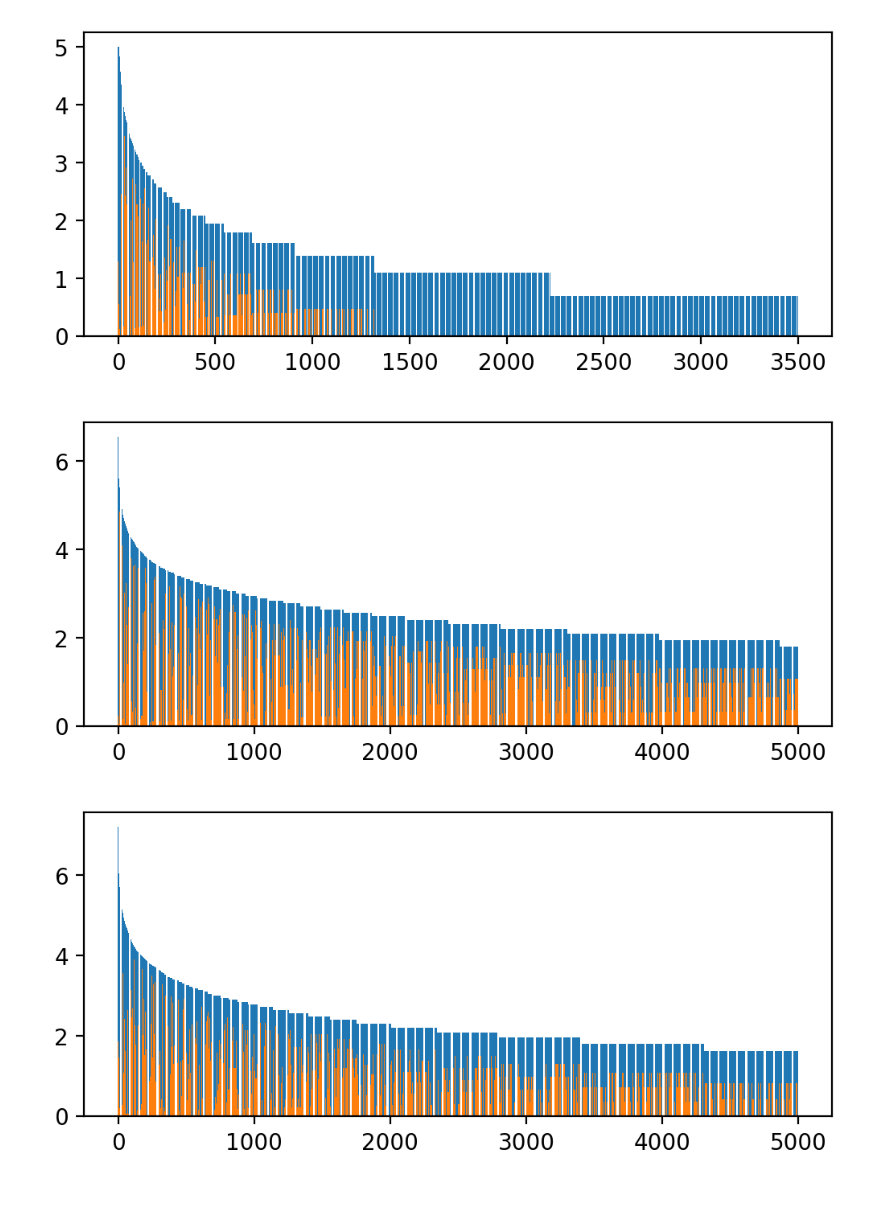
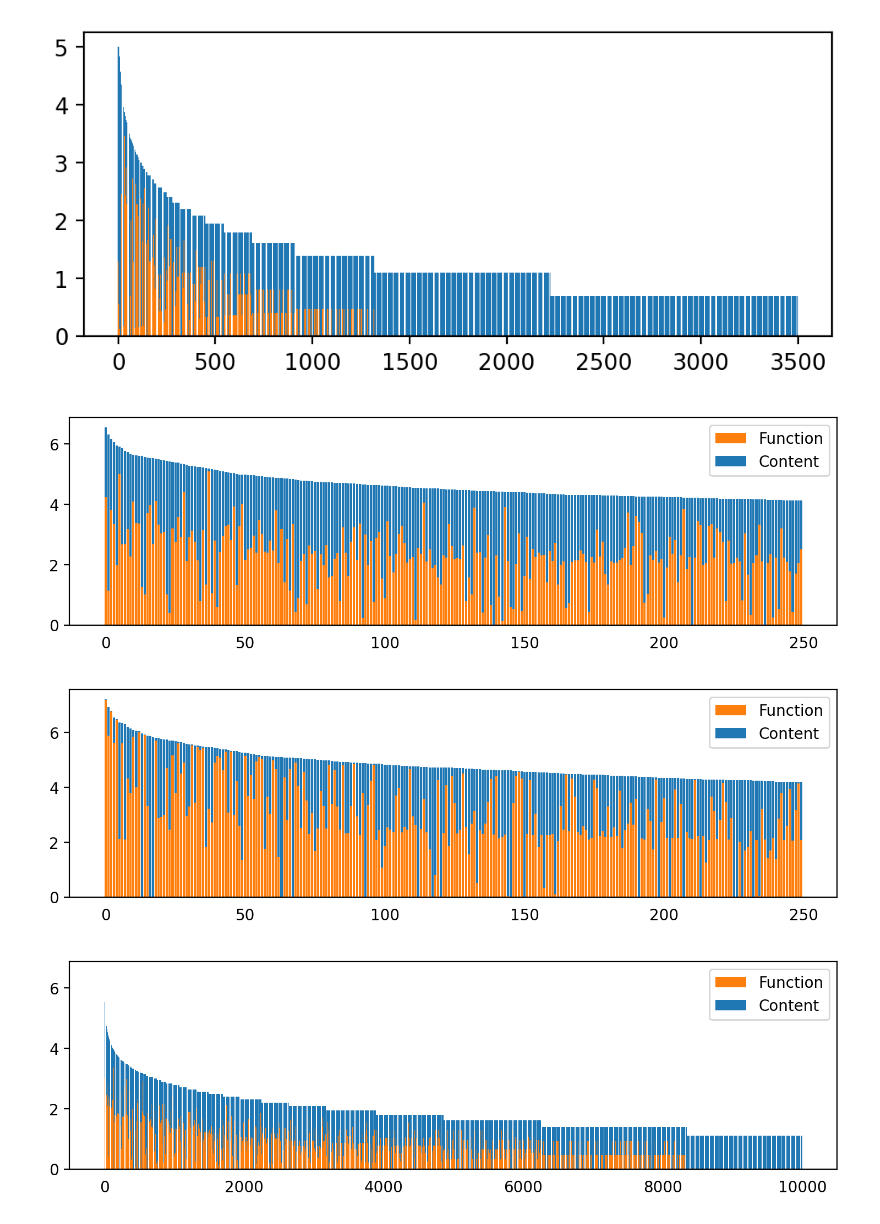
Before and after one commit to FranxYao/RDP, a Jupyter notebook: src/visualization/vis_bigram_freq.ipynb, the cells around one changed output. Drawn from its saved outputs; the diff is of its cells as text; code cells hidden in the pictures.

```diff
--- a/src/visualization/vis_bigram_freq.ipynb
+++ b/src/visualization/vis_bigram_freq.ipynb
@@ -50,3 +101,6 @@ def read_bigram(bigram_path):
 # %%
 last_bigrams = read_bigram(last_bigram_path)
 zero_bigrams = read_bigram(zero_bigram_path)
+# %%
+last_bigrams_class = analyze_bigram(last_bigram_path)
+zero_bigrams_class = analyze_bigram(zero_bigram_path)
@@ -65,18 +134,29 @@ last_bigrams[3]
 # %%
 def plot_bigram(bigrams, interval=10, maxy=5, end_idx=-1):
     bigrams_x = []
-    bigrams_y_sw = []
-    bigrams_y_nsw = []
+    function = []
+    content = []
 
     for bi, b in enumerate(bigrams):
         if(bi % interval == 0):
             bigrams_x.append(bi // interval)
-            r = b[2] / float(b[1])
+
             base = np.log(b[1] + 1)
             if(base > maxy): base=maxy
-            bigrams_y_sw.append(base * r)
-            bigrams_y_nsw.append(base * (1 - r))
-    fig = plt.figure(figsize=(6, 2.5), dpi=200)
-    plt.bar(x=bigrams_x[:end_idx], height=bigrams_y_sw[:end_idx], color='tab:orange')
-    plt.bar(x=bigrams_x[:end_idx], height=bigrams_y_nsw[:end_idx], bottom=bigrams_y_sw[:end_idx], color='tab:blue')
+
+            total = b[2]['total'] + 1
+            function.append(base * (1 - (b[2]['content'] + 1) / total))
+            content.append(base * (b[2]['content'] + 1) / total)
+
+    fig = plt.figure(figsize=(9, 2.5), dpi=200)
+    plt.bar(x=bigrams_x[:end_idx], height=function[:end_idx], color='tab:orange', label='Function')
+    plt.bar(x=bigrams_x[:end_idx], height=content[:end_idx], bottom=function[:end_idx], color='tab:blue', label='Content')
+
+    plt.legend(loc='upper right')
+
+    plt.tick_params(
+    axis='x',          # changes apply to the x-axis
+    which='major',      # both major and minor ticks are affected
+    bottom=False,
+    labelbottom=True) # labels along the bottom edge are off
     return
@@ -89,10 +232,14 @@ plot_bigram(zero_bigrams, interval=25, end_idx=3500)
 # %% [output]
 [figure]
 # %%
-plot_bigram(last_bigrams[:20000], interval=4, maxy=100)
+plot_bigram(last_bigrams_class, interval=2, maxy=100, end_idx=250)
 # %% [output]
-[figure, old version]
+[figure, new version]
 # %%
-plot_bigram(zero_bigrams[:20000], interval=4, maxy=100)
+plot_bigram(zero_bigrams_class, interval=2, maxy=100, end_idx=250)
 # %% [output]
-[figure, old version]
+[figure, new version]
+# %%
+plot_bigram(last_bigrams_class, interval=5, end_idx=10000, maxy=7)
+# %% [output]
+[figure, added]
```
Also changed, not shown: parts of 9 cells of this notebook, 8 other files.
